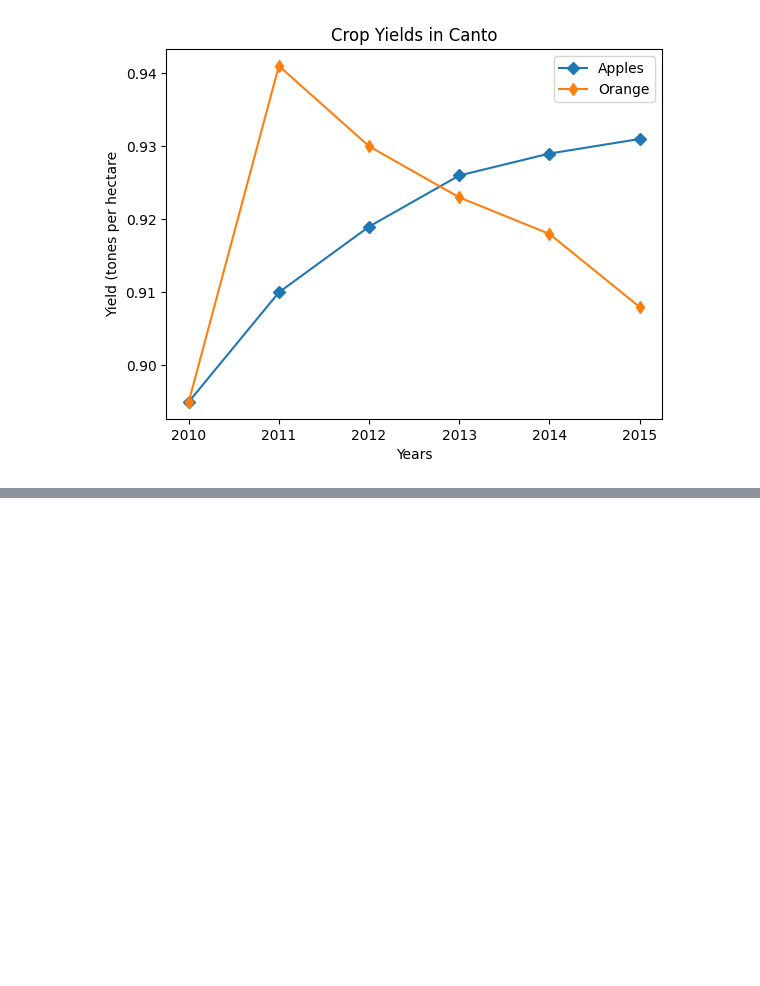
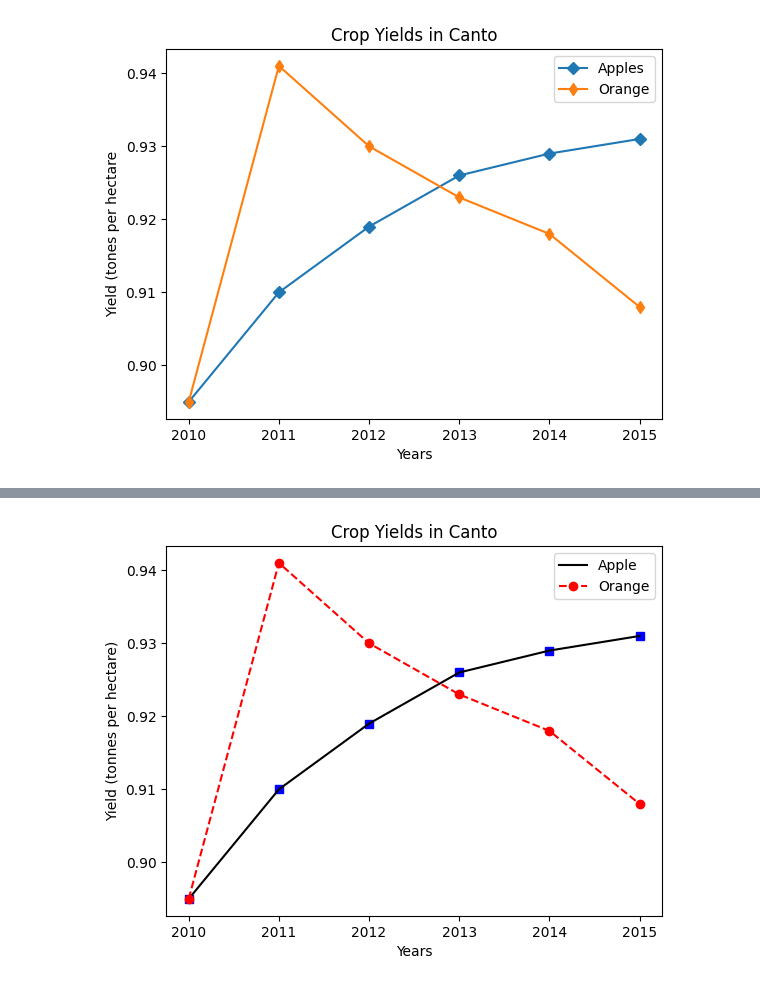
Before and after one commit to piyush-verma020/Data-Analysis, a Jupyter notebook: matplotlib_seaborn_(notes).ipynb, the cells around one changed output, grey strips where cells are left out. Drawn from its saved outputs; the diff is of its cells as text; code cells hidden in the pictures; blank space fills up the shorter version.

```diff
--- a/matplotlib_seaborn_(notes).ipynb
+++ b/matplotlib_seaborn_(notes).ipynb
@@ -138,0 +174,19 @@ plt.show()
+# %%
+plt.xlabel('Years')
+plt.ylabel('Yield (tonnes per hectare)')
+
+plt.title('Crop Yields in Canto')  # "Canto" is an imaginary place somewhere in this cosmos
+
+# Plotting Apple yield: blue square markers ('s'), then a black line for trend
+plt.plot(years, apple, 'sb')  # Blue square markers for Apple
+plt.plot(years, apple, ls='-', c='black', label='Apple')  # Black line for Apple trend
+
+# Plotting Orange yield: red circle markers ('o') with a dashed line
+plt.plot(years, orange, 'o--r', label='Orange')  # Red dashed line with circle markers
+
+# Show legend (it uses labels provided in the plot() calls above)
+plt.legend()  # Displays the legend with labels 'Apple' and 'Orange'
+
+plt.show()
+# %% [output]
+[figure, added]
```
Also changed, not shown: parts of 11 cells of this notebook.
